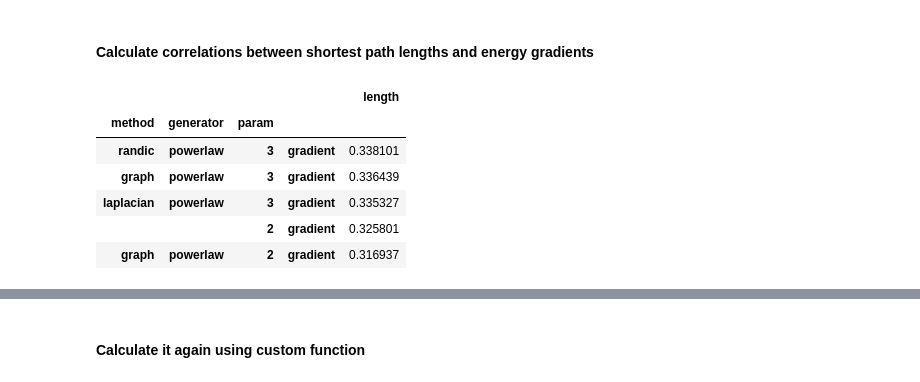
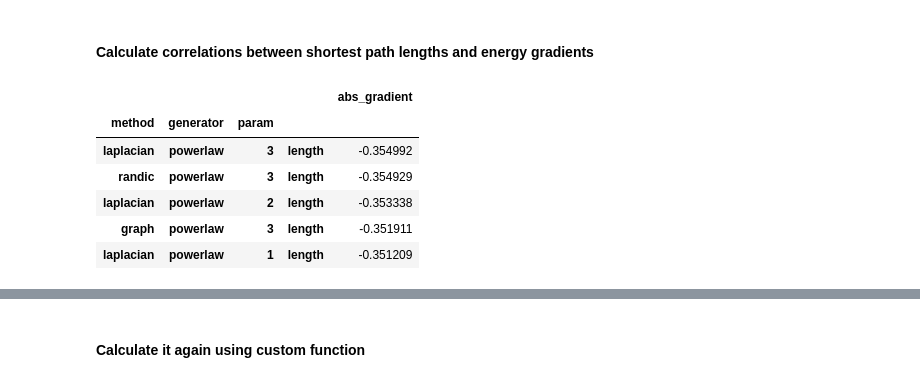
Before and after one commit to megaduks/entropy-complex-networks, a Jupyter notebook: networkentropy/experiments/Energy gradient correlations.ipynb, the cells around one changed output, grey strips where cells are left out. Cells and saved outputs as stored; diff of their text form; code cells hidden in the pictures.

```diff
--- a/networkentropy/experiments/Energy gradient correlations.ipynb
+++ b/networkentropy/experiments/Energy gradient correlations.ipynb
@@ -106,20 +108,24 @@ paths_gradients_df.head()
 # %% [markdown]
 #### Calculate correlations between shortest path lengths and energy gradients
 # %%
-corr_df = paths_gradients_df\
-                .query('target > source')\
-                .assign(abs_gradient=np.abs(paths_gradients_df.gradient))\
-                .loc[:, ['method', 'generator', 'param', 'length', 'gradient']]\
-                .groupby(['method', 'generator', 'param'])\
-                .corr(method='pearson')
-
-idx = pd.IndexSlice
-corr_df.loc[idx[:, :, :, 'gradient'], 'length'].to_frame().sort_values('length', ascending=False).head()
+def compute_correlation(paths_gradients_df, column1, column2, method='pearson'):
+    corr_df = paths_gradients_df\
+                    .query('target > source')\
+                    .loc[:, ['method', 'generator', 'param', column1, column2]]\
+                    .groupby(['method', 'generator', 'param'])\
+                    .corr(method=method)
+    idx = pd.IndexSlice
+    return corr_df.loc[idx[:, :, :, column1], column2].to_frame()
-# %% [output]
-|  |  |  |  | length |
-| method | generator | param |  |  |
-| randic | powerlaw | 3 | gradient | 0.338101 |
-| graph | powerlaw | 3 | gradient | 0.336439 |
-| laplacian | powerlaw | 3 | gradient | 0.335327 |
-|  |  | 2 | gradient | 0.325801 |
-| graph | powerlaw | 2 | gradient | 0.316937 |
+# %%
+length_abs_gradient_corr_df = compute_correlation(paths_gradients_df, 'length', 'abs_gradient')\
+.sort_values('abs_gradient')
+# %%
+length_abs_gradient_corr_df.head()
+# %% [output]
+|  |  |  |  | abs_gradient |
+| method | generator | param |  |  |
+| laplacian | powerlaw | 3 | length | -0.354992 |
+| randic | powerlaw | 3 | length | -0.354929 |
+| laplacian | powerlaw | 2 | length | -0.353338 |
+| graph | powerlaw | 3 | length | -0.351911 |
+| laplacian | powerlaw | 1 | length | -0.351209 |
```
Also changed, not shown: parts of 9 cells of this notebook.
